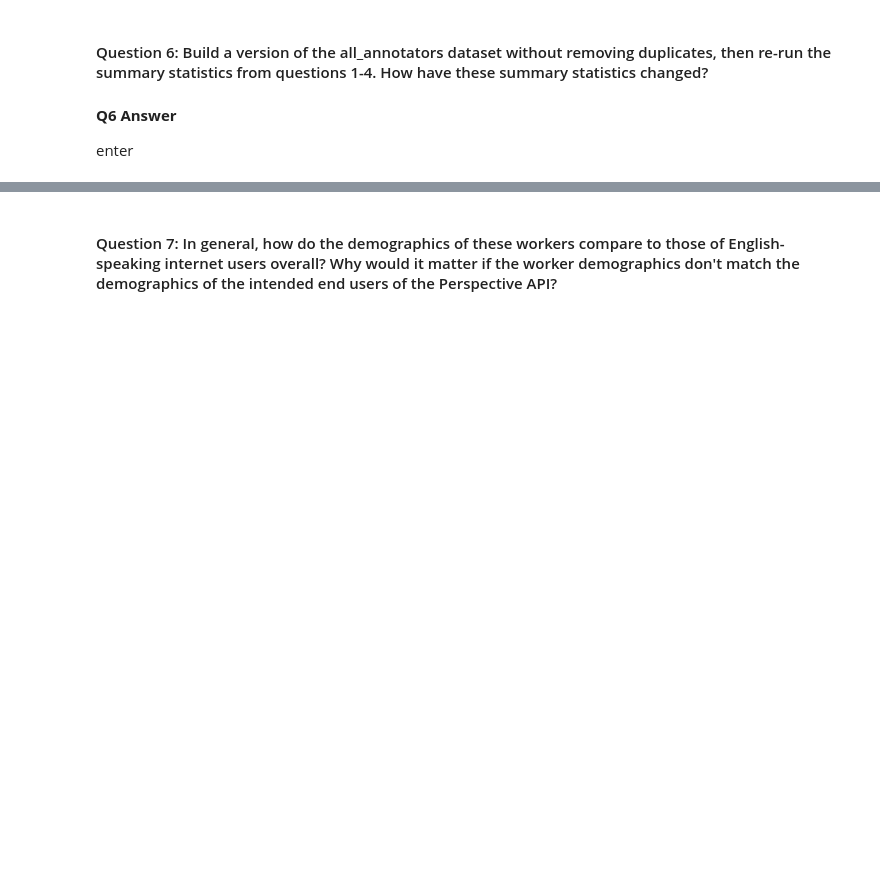
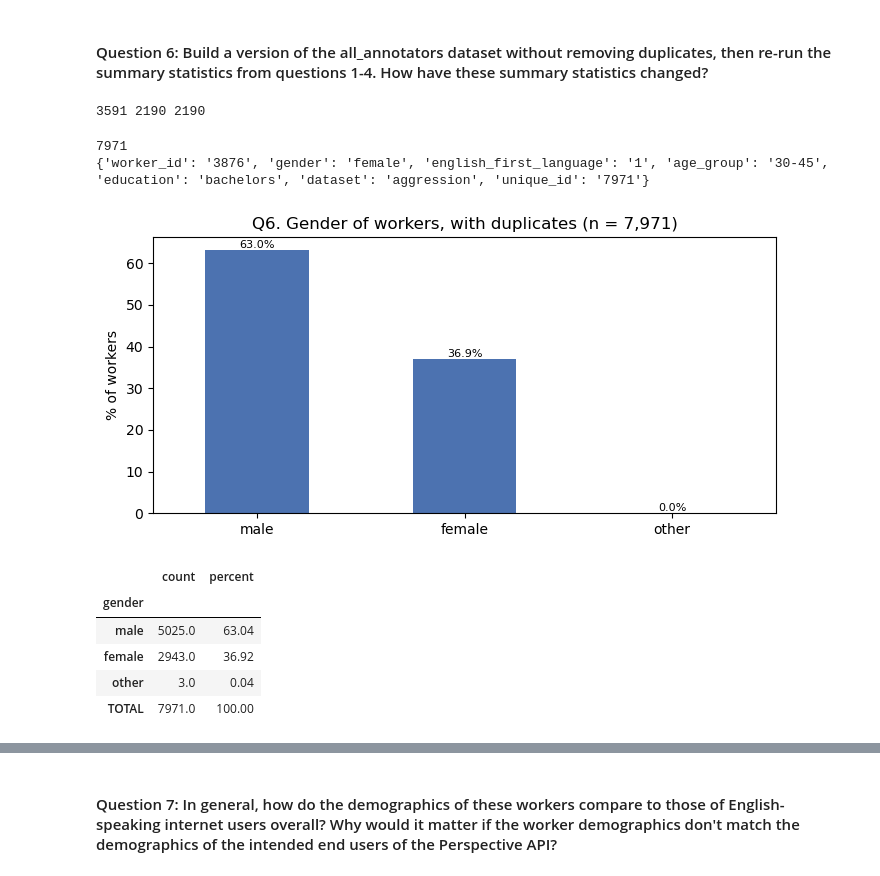
Before and after one commit to AnayGokarn/hcde-410, a Jupyter notebook: A2/hcde410-a2.ipynb, the cells around one changed output, grey strips where cells are left out. Saved outputs shown, nothing was run; the diff lists cells and outputs as text; code cells hidden in the pictures; blank space fills up the shorter version.

```diff
--- a/A2/hcde410-a2.ipynb
+++ b/A2/hcde410-a2.ipynb
@@ -580,4 +622,39 @@ enter
-# %% [markdown]
-**Q6 Answer**
-
-enter
+# %%
+# Code for Q6
+# load the datasets
+dup_toxicity = prepare_datasets("wikipedia_datasets/toxicity_worker_demographics.tsv")
+dup_attack = prepare_datasets("wikipedia_datasets/attack_worker_demographics.tsv")
+dup_aggression = prepare_datasets("wikipedia_datasets/aggression_worker_demographics.tsv")
+
+print(len(dup_toxicity), len(dup_attack), len(dup_aggression))
+# %% [output]
+3591 2190 2190
+# %%
+# Code for Q6
+# add tags for which dataset every worker came from
+dup_toxicity = add_dataset_id(dup_toxicity, "toxicity")
+dup_attack = add_dataset_id(dup_attack, "attack")
+dup_aggression = add_dataset_id(dup_aggression, "aggression")
+
+# combine the datasets
+all_annotators_with_dupes = finalize_dataset(finalize_dataset(dup_toxicity, dup_attack), dup_aggression)
+
+print(len(all_annotators_with_dupes))
+print(all_annotators_with_dupes[-1])
+
+dupes_df = pd.DataFrame(all_annotators_with_dupes)
+# %% [output]
+7971
+{'worker_id': '3876', 'gender': 'female', 'english_first_language': '1', 'age_group': '30-45', 'education': 'bachelors', 'dataset': 'aggression', 'unique_id': '7971'}
+# %%
+# Code for Q6
+# rerun code from Q1
+describe_field(dupes_df, 'gender', gender_order, 'Q6. Gender of workers, with duplicates (n = 7,971)')
+# %% [output]
+[figure, added]
+|  | count | percent |
+| gender |  |  |
+| male | 5025.0 | 63.04 |
+| female | 2943.0 | 36.92 |
+| other | 3.0 | 0.04 |
+| TOTAL | 7971.0 | 100.00 |
```
Also changed, not shown: parts of 37 cells of this notebook.
